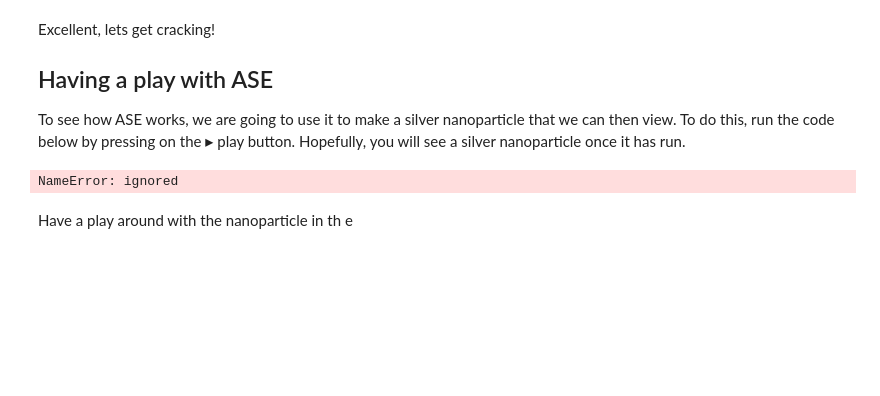
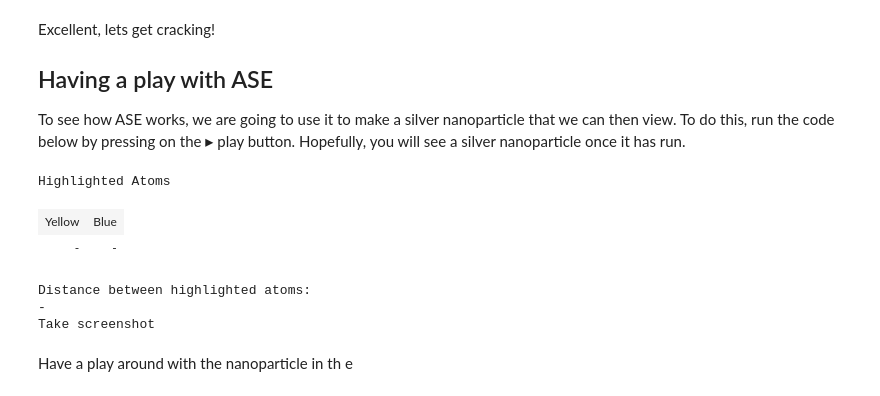
Before and after one commit to GardenGroupUO/Computational_Silver_Nanoparticle_Exercise, a Jupyter notebook: 1.2_Intro_to_ASE.ipynb, the cells around one changed output. Cells and saved outputs as stored; diff of their text form; code cells hidden in the pictures; blank space fills up the shorter version.

Commit message:
Update the Computational Silver Nanoparticle Exercise.

```diff
--- a/1.2_Intro_to_ASE.ipynb
+++ b/1.2_Intro_to_ASE.ipynb
@@ -18,25 +18,31 @@ Excellent, lets get cracking!
 
 To see how ASE works, we are going to use it to make a silver nanoparticle that we can then view. To do this, run the code below by pressing on the $\blacktriangleright$ play button. Hopefully, you will see a silver nanoparticle once it has run.
 # %%
-from google.colab import output
-output.enable_custom_widget_manager()
-
-from Computational_Silver_Nanoparticle_Exercise_Data.viewer import viewer
-
 from ase.cluster import wulff_construction
 
 symbol = 'Ag'
 surf_e_100 = 1.1808
 surf_e_111 = 1.0
 esurf = [surf_e_100,surf_e_111]
 surfaces = [(1,0,0),(1,1,1)]
 size = 500
 
 atoms = wulff_construction(symbol,surfaces,esurf,size,'fcc',rounding='above')
 
-vr = viewer(atoms)
-vr
+from ase.build import molecule
+
+molecule_name = 'CH3CH2OCH3' #'H2O','NaCl','CH3CH2OCH3','CH3SiH3'
+atoms = molecule(molecule_name)
+
+from viewer.x3d_viewer import view_x3d
+
+view_x3d(atoms)
 # %% [output]
-NameError: ignored
+Highlighted Atoms
+| Yellow | Blue |
+| - | - |
+Distance between highlighted atoms:
+-
+Take screenshot
 # %% [markdown]
 Have a play around with the nanoparticle in th e
```
Also changed, not shown: parts of 3 cells of this notebook, 9 other files.
